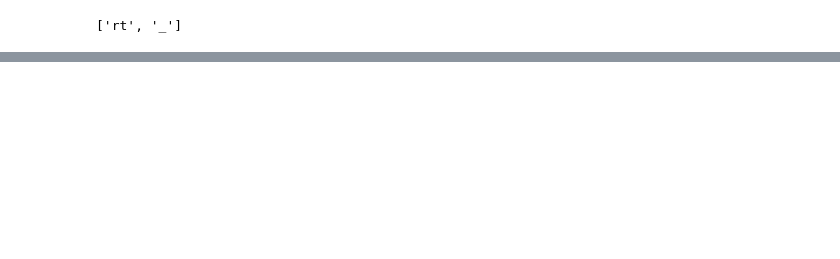
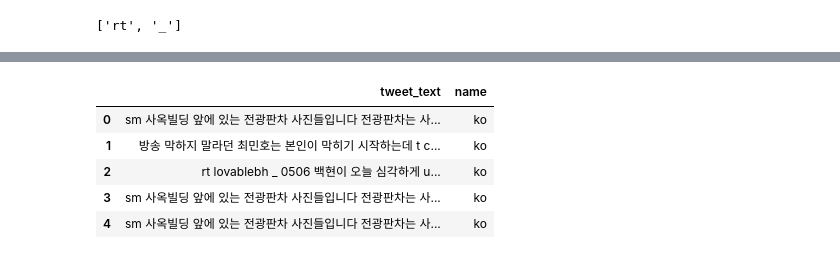
Before and after one commit to sumitsidana/recsys_challenge_2020, a Jupyter notebook: text_representation/topic_modelling-gensims-lda.ipynb, the cells around one changed output, grey strips where cells are left out. Cells and saved outputs as stored; diff of their text form; code cells hidden in the pictures; blank space fills up the shorter version.

```diff
--- a/text_representation/topic_modelling-gensims-lda.ipynb
+++ b/text_representation/topic_modelling-gensims-lda.ipynb
@@ -32,0 +48,9 @@ test_input = pd.read_csv('s3://recsys-challenge-2020/test_input.csv')
+# %%
+val_input.head()
+# %% [output]
+|  | tweet_text | name |
+| 0 | sm 사옥빌딩 앞에 있는 전광판차 사진들입니다 전광판차는 사... | ko |
+| 1 | 방송 막하지 말라던 최민호는 본인이 막히기 시작하는데 t c... | ko |
+| 2 | rt lovablebh _ 0506 백현이 오늘 심각하게 u... | ko |
+| 3 | sm 사옥빌딩 앞에 있는 전광판차 사진들입니다 전광판차는 사... | ko |
+| 4 | sm 사옥빌딩 앞에 있는 전광판차 사진들입니다 전광판차는 사... | ko |
```
Also changed, not shown: parts of 14 cells of this notebook, 1 other file.
